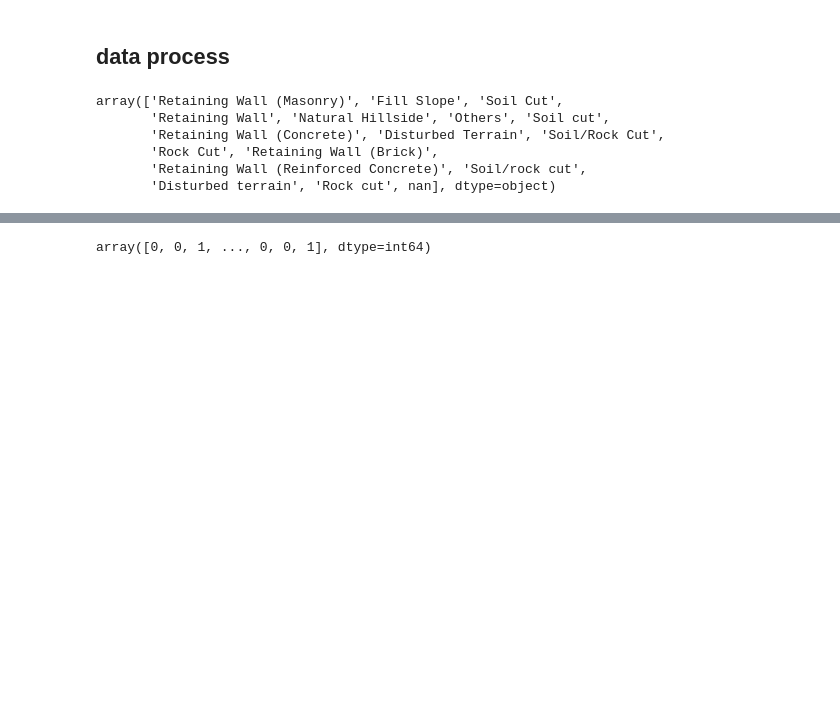
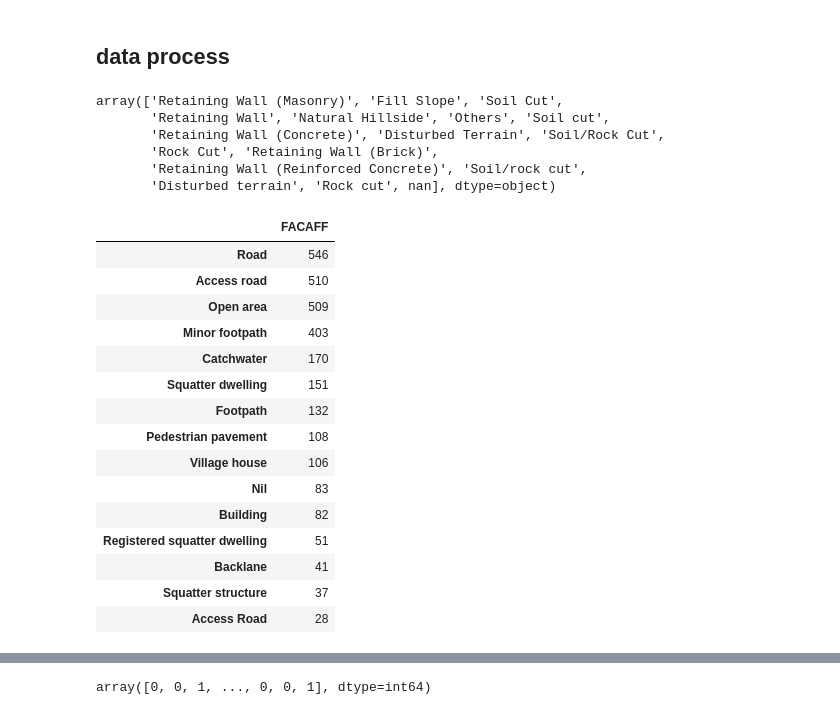
Before and after one commit to Anran0716/musa650-final, a Jupyter notebook: script/3_ML_predict cause.ipynb, the cells around one changed output, grey strips where cells are left out. Cells and saved outputs as stored; diff of their text form; code cells hidden in the pictures; blank space fills up the shorter version.

```diff
--- a/script/3_ML_predict cause.ipynb
+++ b/script/3_ML_predict cause.ipynb
@@ -100,3 +79,24 @@ array(['Retaining Wall (Masonry)', 'Fill Slope', 'Soil Cut',
        'Rock Cut', 'Retaining Wall (Brick)',
        'Retaining Wall (Reinforced Concrete)', 'Soil/rock cut',
        'Disturbed terrain', 'Rock cut', nan], dtype=object)
+# %%
+a=data['FACAFF'].value_counts()
+b=a.to_frame()
+b.head(15)
+# %% [output]
+|  | FACAFF |
+| Road | 546 |
+| Access road | 510 |
+| Open area | 509 |
+| Minor footpath | 403 |
+| Catchwater | 170 |
+| Squatter dwelling | 151 |
+| Footpath | 132 |
+| Pedestrian pavement | 108 |
+| Village house | 106 |
+| Nil | 83 |
+| Building | 82 |
+| Registered squatter dwelling | 51 |
+| Backlane | 41 |
+| Squatter structure | 37 |
+| Access Road | 28 |
```
Also changed, not shown: parts of 24 cells of this notebook, 1 other file.
